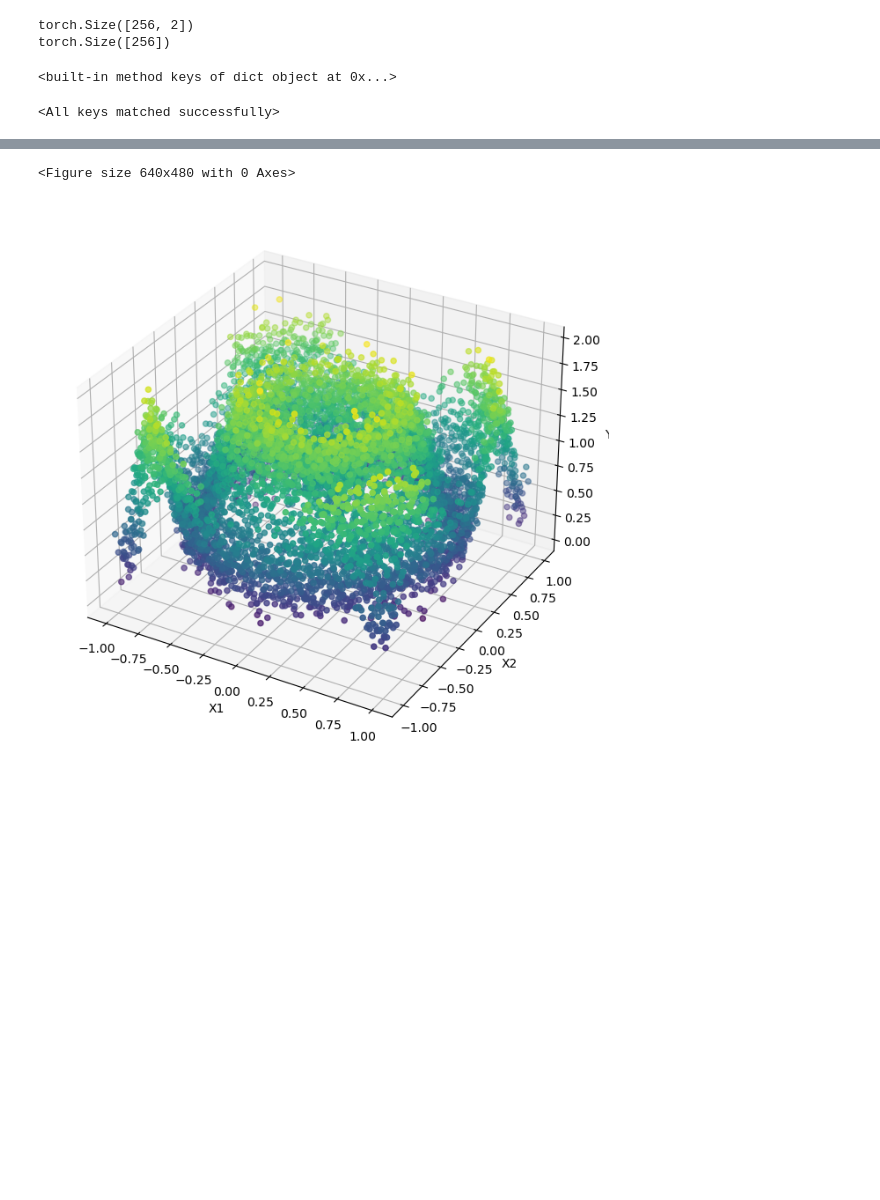
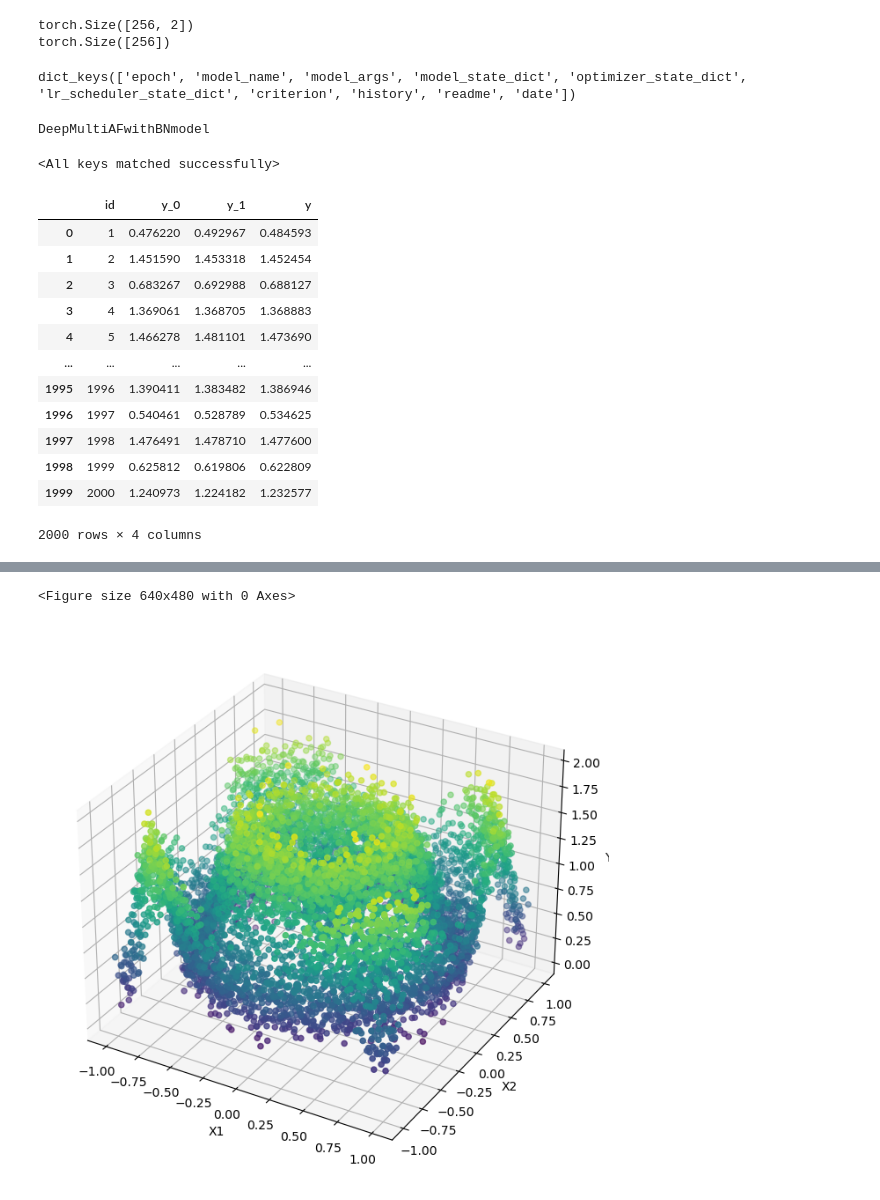
Before and after one commit to Royyang1203/School_work, a Jupyter notebook: S6/DL/hw1_function-approximation/410921208_HW1.ipynb, the cells around one changed output, grey strips where cells are left out. Saved outputs shown, nothing was run; the diff lists cells and outputs as text; code cells hidden in the pictures; blank space fills up the shorter version.

Commit message:
add merge multi file

```diff
--- a/S6/DL/hw1_function-approximation/410921208_HW1.ipynb
+++ b/S6/DL/hw1_function-approximation/410921208_HW1.ipynb
@@ -495,9 +495,13 @@ print(y.shape)
 torch.Size([256, 2])
 torch.Size([256])
 # %%
-ckpt = torch.load(str(Path(fr"./runs/exp30") / Path('last.pth')))
-print(ckpt.keys)
-# model = DeepModelWithBN(ckpt[])
+ckpt = torch.load(str(Path(fr"./runs/exp49") / Path('last.pth')))
+print(ckpt.keys())
+model = DeepMultiAFwithBNmodel(*ckpt['model_args'])
 # %% [output]
-<built-in method keys of dict object at 0x...>
+dict_keys(['epoch', 'model_name', 'model_args', 'model_state_dict', 'optimizer_state_dict', 'lr_scheduler_state_dict', 'criterion', 'history', 'readme', 'date'])
+# %%
+print(ckpt['model_name'])
+# %% [output]
+DeepMultiAFwithBNmodel
 # %%
@@ -518,3 +522,70 @@ y = y.squeeze().cpu().numpy()
 ids = np.arange(1, 2001)
 df = pd.DataFrame({'id': ids, 'y': y})
 df.to_csv('output_best.csv', index=False)
+# %%
+# files_list = ["runs/exp30/output_best.csv",
+#               "runs/exp34/output_best.csv",
+#               "runs/exp34/output_last.csv",
+#               "runs/exp35/output_best.csv",
+#               "runs/exp35/output_last.csv",
+#               "runs/exp36/output_best.csv",
+#               "runs/exp36/output_last.csv",
+#               "runs/exp38/output_best.csv",
+#               "runs/exp38/output_last.csv",
+#               "runs/exp39/output_last.csv",
+#               "runs/exp40/output_best.csv",
+#               "runs/exp40/output_last.csv",
+#               "runs/exp41/output_best.csv",
+#               "runs/exp45/output_best.csv",
+#               "runs/exp49/output_best.csv",
+#               "runs/exp49/output_last.csv",
+#               "merged_data.csv",
+#               ]
+# files_list = ["merged_data.csv",
+#               "output_file.csv",
+#               ]
+files_list = ["merged_data.csv",
+              "merged_data_v2.csv",
+              ]
+
+# 初始化一個空的DataFrame用於存儲結果
+merged_data = pd.DataFrame()
+
+for index, file in enumerate(files_list):
+    # 讀取CSV檔案
+    data = pd.read_csv(file)
+
+    # 使用檔案名稱或索引作為新列名
+    new_column_name = f'y_{index}'
+
+    # 將y值重命名為新列名
+    data = data.rename(columns={'y': new_column_name})
+
+    # 合併檔案
+    if merged_data.empty:
+        merged_data = data
+    else:
+        merged_data = merged_data.merge(data, on='id', how='outer')
+
+# 計算y值的平均
+merged_data['y'] = merged_data.iloc[:, 1:].mean(axis=1)
+
+# 將結果輸出到CSV檔案
+merged_data.to_csv('merged_data_v3.csv', index=False)
+
+
+merged_data
+# %% [output]
+|  | id | y_0 | y_1 | y |
+| 0 | 1 | 0.476220 | 0.492967 | 0.484593 |
+| 1 | 2 | 1.451590 | 1.453318 | 1.452454 |
+| 2 | 3 | 0.683267 | 0.692988 | 0.688127 |
+| 3 | 4 | 1.369061 | 1.368705 | 1.368883 |
+| 4 | 5 | 1.466278 | 1.481101 | 1.473690 |
+| ... | ... | ... | ... | ... |
+| 1995 | 1996 | 1.390411 | 1.383482 | 1.386946 |
+| 1996 | 1997 | 0.540461 | 0.528789 | 0.534625 |
+| 1997 | 1998 | 1.476491 | 1.478710 | 1.477600 |
+| 1998 | 1999 | 0.625812 | 0.619806 | 0.622809 |
+| 1999 | 2000 | 1.240973 | 1.224182 | 1.232577 |
+2000 rows × 4 columns
```
Also changed, not shown: parts of 5 cells of this notebook.
